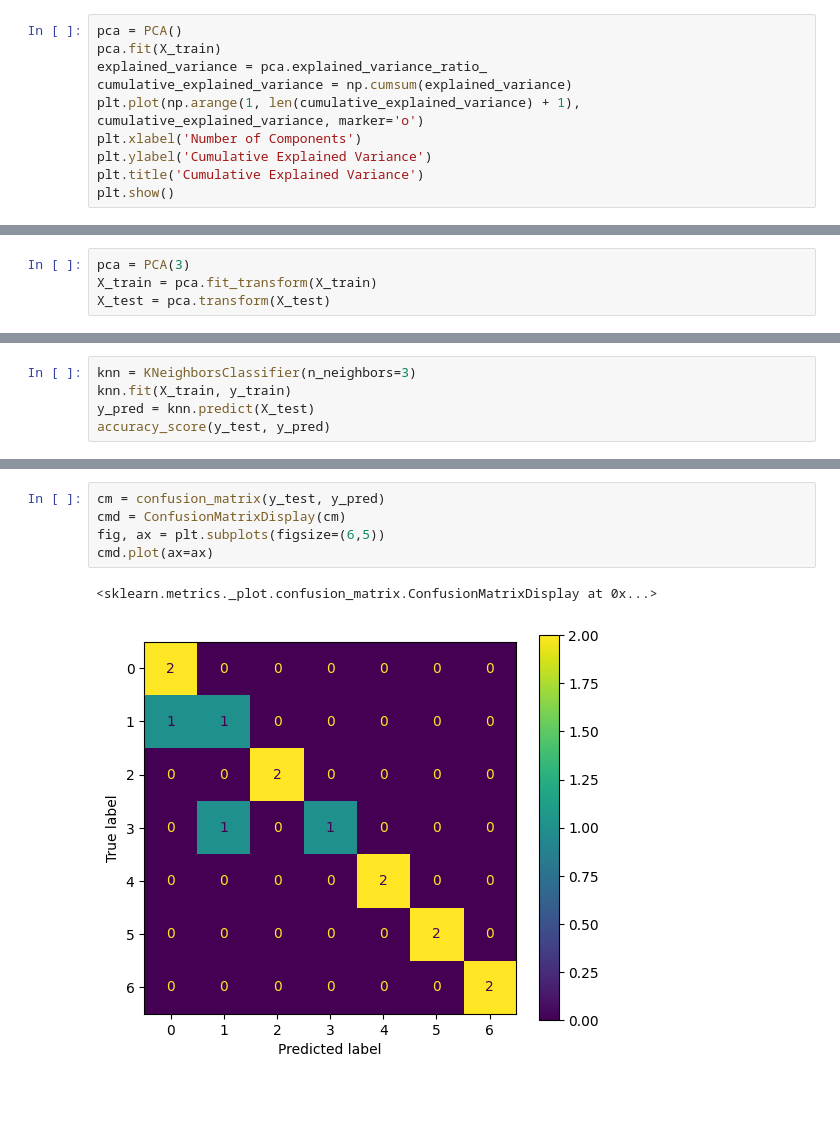
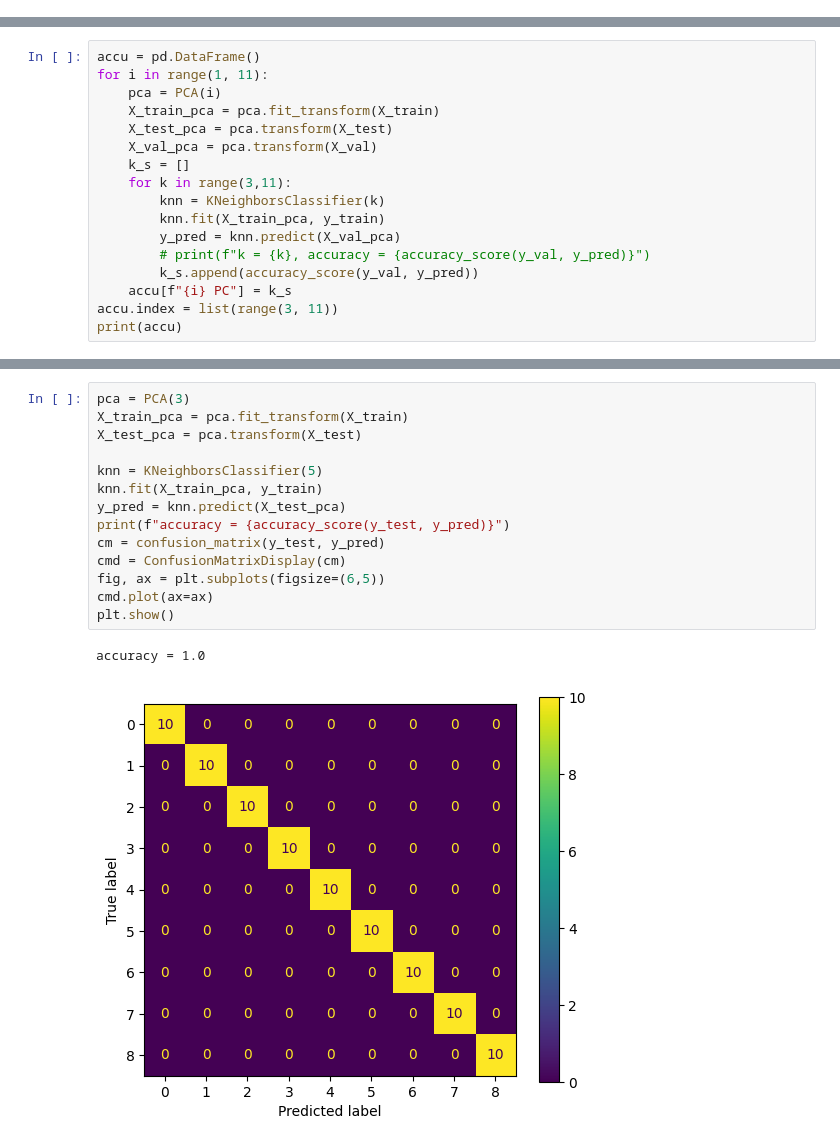
Before and after one commit to ChauBacHozz/Chemometric-book, a Jupyter notebook: K_nearest_neighbor/KNN.ipynb, the cells around one changed output, grey strips where cells are left out. Cells and saved outputs as stored; diff of their text form; blank space fills up the shorter version.

```diff
--- a/K_nearest_neighbor/KNN.ipynb
+++ b/K_nearest_neighbor/KNN.ipynb
@@ -64,10 +29,0 @@ np.sqrt(48)/2
-# %%
-pca = PCA()
-pca.fit(X_train)
-explained_variance = pca.explained_variance_ratio_
-cumulative_explained_variance = np.cumsum(explained_variance)
-plt.plot(np.arange(1, len(cumulative_explained_variance) + 1), cumulative_explained_variance, marker='o')
-plt.xlabel('Number of Components')
-plt.ylabel('Cumulative Explained Variance')
-plt.title('Cumulative Explained Variance')
-plt.show()
@@ -76,4 +29,0 @@ plt.show()
-# %%
-pca = PCA(3)
-X_train = pca.fit_transform(X_train)
-X_test = pca.transform(X_test)
@@ -86,5 +29,0 @@ plt.show()
-# %%
-knn = KNeighborsClassifier(n_neighbors=3)
-knn.fit(X_train, y_train)
-y_pred = knn.predict(X_test)
-accuracy_score(y_test, y_pred)
@@ -92,0 +30,17 @@ accuracy_score(y_test, y_pred)
+# %%
+accu = pd.DataFrame()
+for i in range(1, 11):
+    pca = PCA(i)
+    X_train_pca = pca.fit_transform(X_train)
+    X_test_pca = pca.transform(X_test)
+    X_val_pca = pca.transform(X_val)
+    k_s = []
+    for k in range(3,11):
+        knn = KNeighborsClassifier(k)
+        knn.fit(X_train_pca, y_train)
+        y_pred = knn.predict(X_val_pca)
+        # print(f"k = {k}, accuracy = {accuracy_score(y_val, y_pred)}")
+        k_s.append(accuracy_score(y_val, y_pred))
+    accu[f"{i} PC"] = k_s
+accu.index = list(range(3, 11))
+print(accu)
@@ -93,8 +122,17 @@ accuracy_score(y_test, y_pred)
 # %%
+pca = PCA(3)
+X_train_pca = pca.fit_transform(X_train)
+X_test_pca = pca.transform(X_test)
+
+knn = KNeighborsClassifier(5)
+knn.fit(X_train_pca, y_train)
+y_pred = knn.predict(X_test_pca)
+print(f"accuracy = {accuracy_score(y_test, y_pred)}")
 cm = confusion_matrix(y_test, y_pred)
 cmd = ConfusionMatrixDisplay(cm)
 fig, ax = plt.subplots(figsize=(6,5))
 cmd.plot(ax=ax)
+plt.show()
 # %% [output]
-<sklearn.metrics._plot.confusion_matrix.ConfusionMatrixDisplay at 0x...>
+accuracy = 1.0
-[figure, old version]
+[figure, new version]
```
Also changed, not shown: parts of 18 cells of this notebook, 2 other files.
